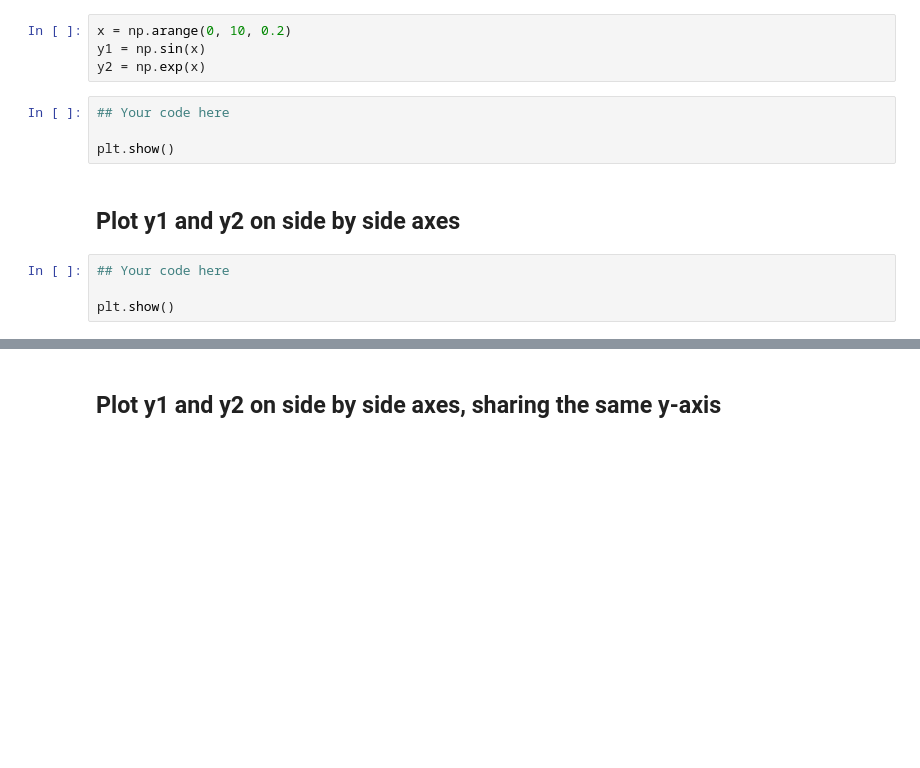
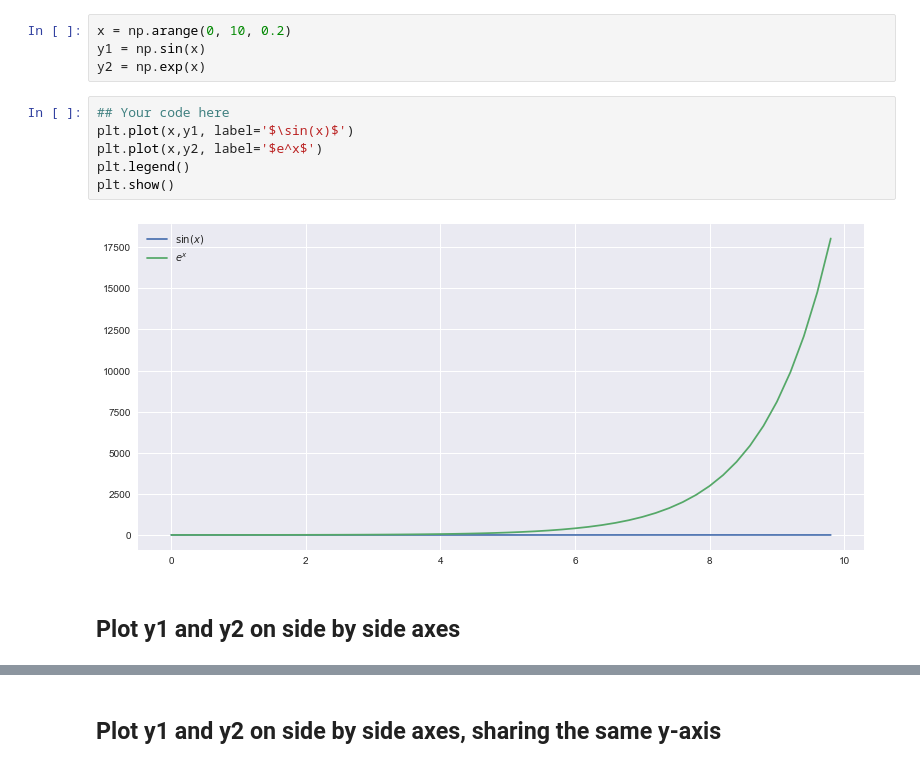
Before and after one commit to xuwd11/ac209a, a Jupyter notebook: Sections/Standard/section_4_student.ipynb, the cells around one changed output, grey strips where cells are left out. Drawn from its saved outputs; the diff is of its cells as text; blank space fills up the shorter version.

```diff
--- a/Sections/Standard/section_4_student.ipynb
+++ b/Sections/Standard/section_4_student.ipynb
@@ -61,13 +61,13 @@ Some of the code in the plots below in this section was also adapted from [this]
 x = np.arange(0, 10, 0.2)
 y1 = np.sin(x)
 y2 = np.exp(x)
-# %%
-## Your code here
-
-plt.show()
+# %%
+## Your code here
+plt.plot(x,y1, label='$\sin(x)$')
+plt.plot(x,y2, label='$e^x$')
+plt.legend()
+plt.show()
+# %% [output]
+[figure, added]
 # %% [markdown]
 ## Plot y1 and y2 on side by side axes
-# %%
-## Your code here
-
-plt.show()
```
Also changed, not shown: parts of 27 cells of this notebook, 1 other file.
